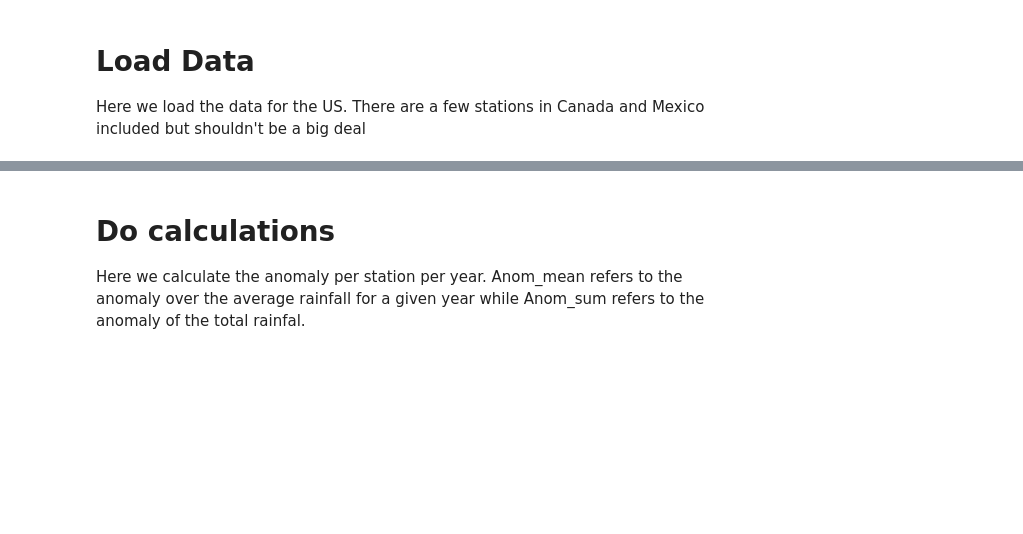
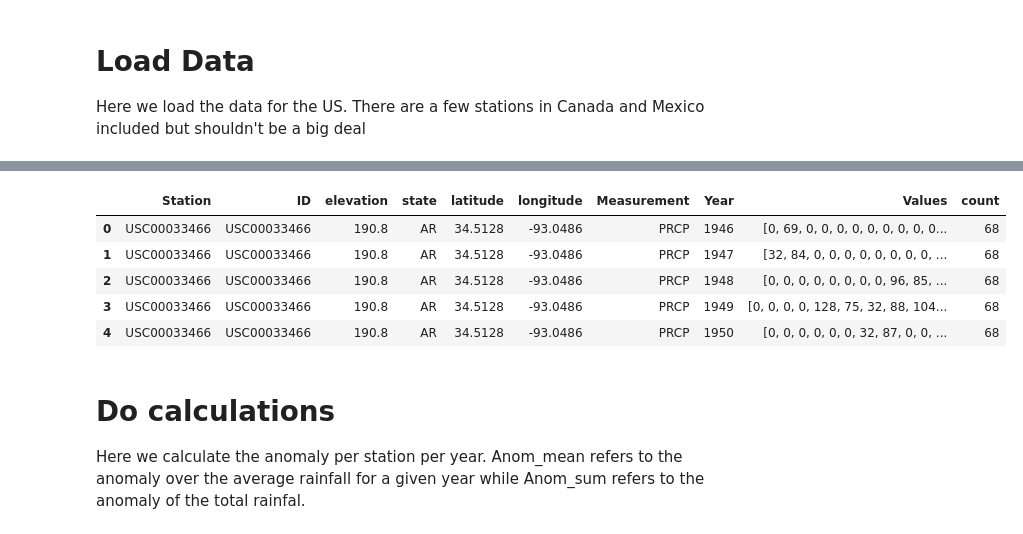
Before and after one commit to chiennifer/Public-DSC291, a Jupyter notebook: hw3/Jason.ipynb, the cells around one changed output, grey strips where cells are left out. Drawn from its saved outputs; the diff is of its cells as text; code cells hidden in the pictures; blank space fills up the shorter version.

```diff
--- a/hw3/Jason.ipynb
+++ b/hw3/Jason.ipynb
@@ -74,0 +138,50 @@ US has 580625 rows after filter
+# %%
+def f1(row):
+    return row['Values'][:362]
+
+def f2(row):
+    return row['Values'][362:]
+
+def Jan2Jun(df):
+    df_first = df.copy()
+
+    # df_first is same as df except for its ['Values'] column only contains the
+    # the first half year data.
+    df_first['V_first'] = df_first.apply(f1, axis=1)
+
+    # subtract df_first 'Year' column by 1, because we want to join originally 1998 Jan-Jun to 1997 July-Dec,
+    # as 1997 data, so minus 1998 by 1 to match 1997.
+    df_first['Year'] = df_first.apply(lambda x: x['Year']-1, axis=1)
+
+    # df_second is same as df except for its ['Values'] column only contains the
+    # the second half year data.
+    df_second = df.copy()
+    df_second['V_second'] = df_second.apply(f2, axis=1)
+
+    # drop the inrrelevant columns of df_second so that join can be easier later. I only kept 'ID' and 'Year'
+    # that are used to be joined on later.
+    df_second = df_second.drop(['elevation', 'state', 'Station',
+                                'Measurement', 'Values', 'latitude',
+                                'longitude', 'count'], axis=1)
+
+    # join df_first and df_second on ID, Year.
+    result = pd.merge(df_first, df_second, on=['ID', 'Year'], how='inner')
+
+    # generate the thansformed data, e.g. 1997 July - 1998 June from 'V_second' (1997 July - 1997 Dec) and
+    # 'V_first' (1998 Jan - 1998 June)
+    result['Values'] = result.apply(lambda x: x['V_second'] + x['V_first'], axis=1)
+
+    # drop V_second and V_first as they are useless now.
+    return result.drop(['V_second', 'V_first'], axis=1)
+
+US_weather_pdf = US_weather_df.toPandas()
+US_weather_pdf = Jan2Jun(US_weather_pdf)
+# %%
+US_weather_pdf.head()
+# %% [output]
+|  | Station | ID | elevation | state | latitude | longitude | Measurement | Year | Values | count |
+| 0 | USC00033466 | USC00033466 | 190.8 | AR | 34.5128 | -93.0486 | PRCP | 1946 | [0, 69, 0, 0, 0, 0, 0, 0, 0, 0, 0... | 68 |
+| 1 | USC00033466 | USC00033466 | 190.8 | AR | 34.5128 | -93.0486 | PRCP | 1947 | [32, 84, 0, 0, 0, 0, 0, 0, 0, 0, ... | 68 |
+| 2 | USC00033466 | USC00033466 | 190.8 | AR | 34.5128 | -93.0486 | PRCP | 1948 | [0, 0, 0, 0, 0, 0, 0, 0, 96, 85, ... | 68 |
+| 3 | USC00033466 | USC00033466 | 190.8 | AR | 34.5128 | -93.0486 | PRCP | 1949 | [0, 0, 0, 0, 128, 75, 32, 88, 104... | 68 |
+| 4 | USC00033466 | USC00033466 | 190.8 | AR | 34.5128 | -93.0486 | PRCP | 1950 | [0, 0, 0, 0, 0, 0, 32, 87, 0, 0, ... | 68 |
```
Also changed, not shown: parts of 19 cells of this notebook.
